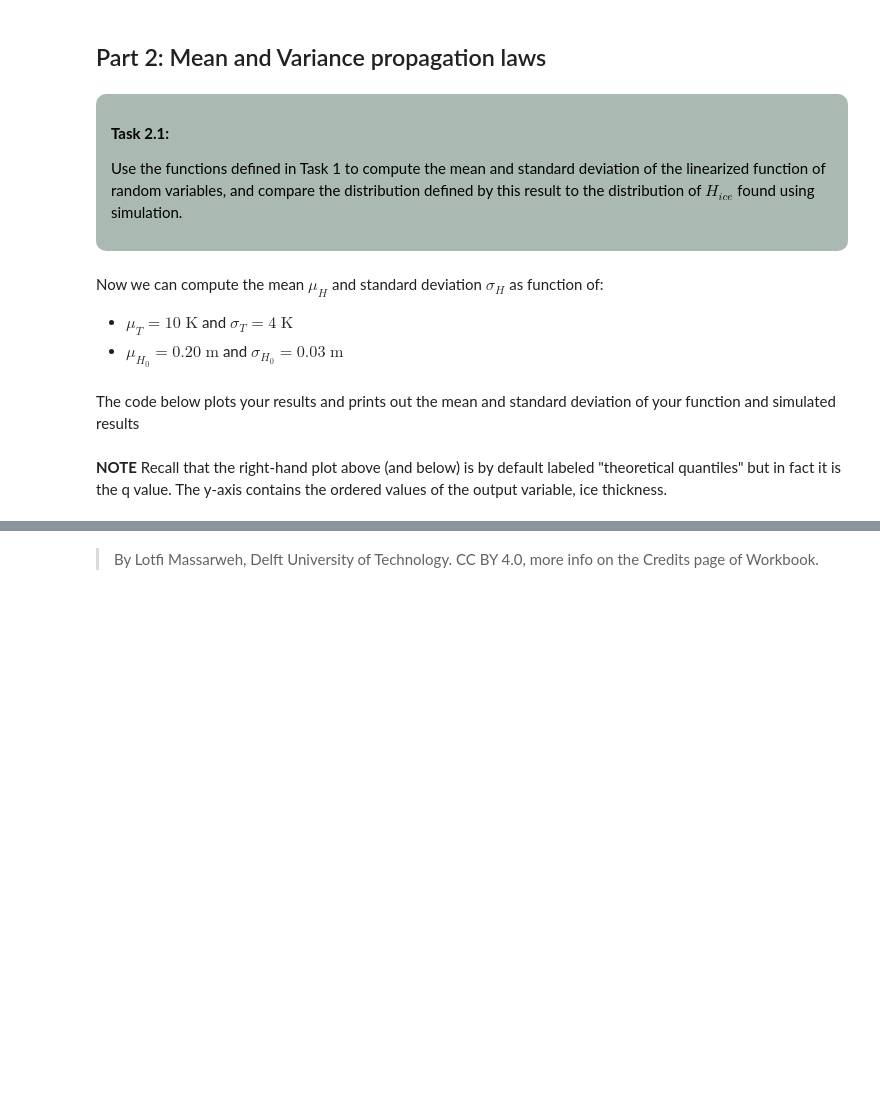
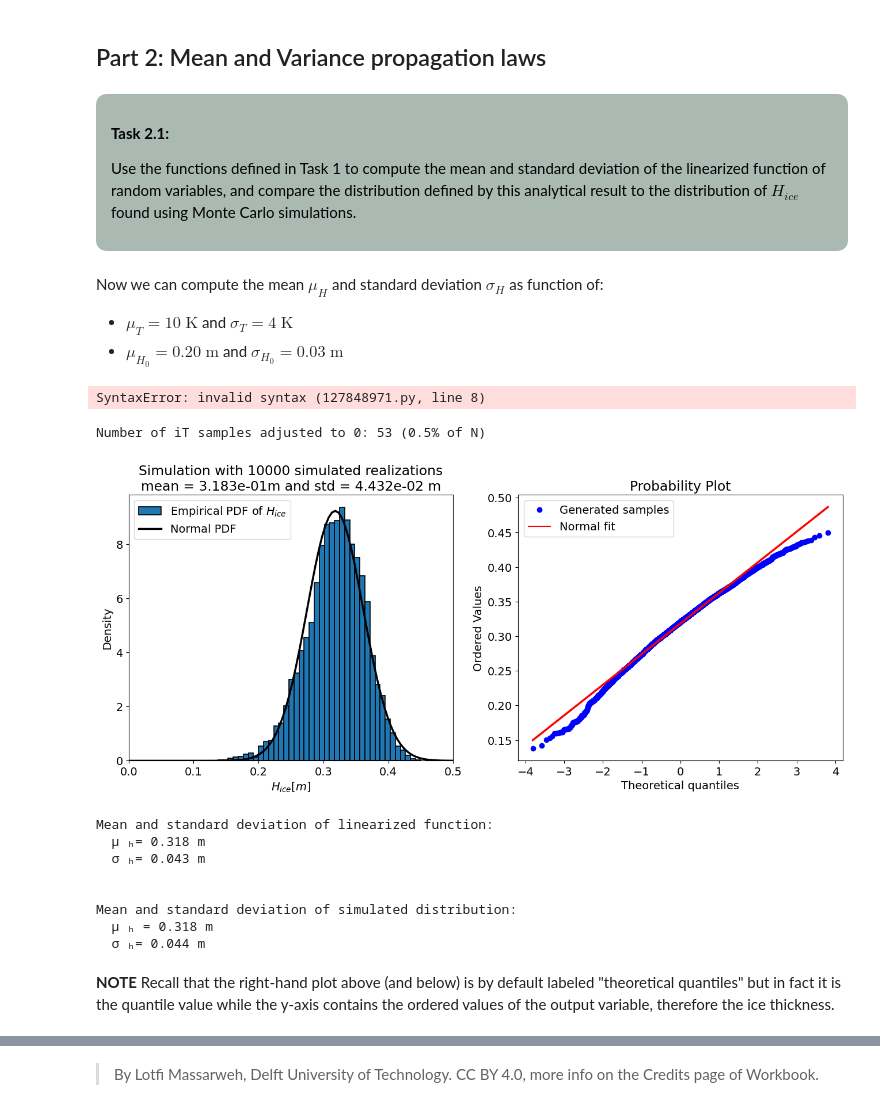
Before and after one commit to MUDE-2025/GA1.6, a Jupyter notebook: icey_dicey.ipynb, the cells around one changed output, grey strips where cells are left out. Drawn from its saved outputs; the diff is of its cells as text; code cells hidden in the pictures; blank space fills up the shorter version.

```diff
--- a/icey_dicey.ipynb
+++ b/icey_dicey.ipynb
@@ -128,7 +259,7 @@ def samples_plot(N, mu_H0, mu_iT, sigma_H0, sigma_iT):
 
 **Task 2.1:**
 
-Use the functions defined in Task 1 to compute the mean and standard deviation of the linearized function of random variables, and compare the distribution defined by this result to the distribution of $H_{ice}$ found using simulation.
+Use the functions defined in Task 1 to compute the mean and standard deviation of the linearized function of random variables, and compare the distribution defined by this analytical result to the distribution of $H_{ice}$ found using Monte Carlo simulations.
 
 </p>
 </div>
@@ -147,27 +270,75 @@ mu_H, sigma_H = ### YOUR CODE HERE ###
-# %% [markdown]
-The code below plots your results and prints out the mean and standard deviation of your function and simulated results
+# %%
+mu_iT = 10
+sigma_iT = 4
+mu_H0 = 0.20
+sigma_H0 = 0.03
+N = 10000
+
+# Propagated Mean-Variance via Taylor approximation
+mu_H, sigma_H = ### YOUR CODE HERE ###
+
+# Propagated Mean-Variance via MC simulations
+mu_H_simulated, sigma_H_simulated, _ = ### YOUR CODE HERE ###
+
+print('\n\nMean and standard deviation of linearized function:')
+print('  \N{GREEK SMALL LETTER MU}',
+        '\N{LATIN SUBSCRIPT SMALL LETTER H}=',
+      f'{mu_H:.3f}', 'm')
+print('  \N{GREEK SMALL LETTER SIGMA}',
+        '\N{LATIN SUBSCRIPT SMALL LETTER H}=',
+      f'{sigma_H:.3f}', 'm')
+
+print('\n\nMean and standard deviation of simulated distribution:')
+print('  \N{GREEK SMALL LETTER MU}',
+        '\N{LATIN SUBSCRIPT SMALL LETTER H} =',
+      f'{mu_H_simulated:.3f}', 'm')
+print('  \N{GREEK SMALL LETTER SIGMA}',
+        '\N{LATIN SUBSCRIPT SMALL LETTER H}=',
+      f'{sigma_H_simulated:.3f}', 'm')
+print('\n')
+# %% [output]
+SyntaxError: invalid syntax (127848971.py, line 8)
 # %%
-print('Comparison of propagated and simulated distributions:\n')
+mu_iT = 10
+sigma_iT = 4
+mu_H0 = 0.20
+sigma_H0 = 0.03
+N = 10000
 
+# Propagated Mean-Variance via Taylor approximation
+mu_H, sigma_H = H_taylor(mu_H0, mu_iT, sigma_H0, sigma_iT)
+
+# Propagated Mean-Variance via MC simulations
 mu_H_simulated, sigma_H_simulated, _ = samples_plot(N,
                                                     mu_H0, mu_iT,
                                                     sigma_H0, sigma_iT)
 
 print('\n\nMean and standard deviation of linearized function:')
 print('  \N{GREEK SMALL LETTER MU}',
         '\N{LATIN SUBSCRIPT SMALL LETTER H}=',
       f'{mu_H:.3f}', 'm')
 print('  \N{GREEK SMALL LETTER SIGMA}',
         '\N{LATIN SUBSCRIPT SMALL LETTER H}=',
       f'{sigma_H:.3f}', 'm')
 
 print('\n\nMean and standard deviation of simulated distribution:')
 print('  \N{GREEK SMALL LETTER MU}',
         '\N{LATIN SUBSCRIPT SMALL LETTER H} =',
       f'{mu_H_simulated:.3f}', 'm')
 print('  \N{GREEK SMALL LETTER SIGMA}',
         '\N{LATIN SUBSCRIPT SMALL LETTER H}=',
       f'{sigma_H_simulated:.3f}', 'm')
 print('\n')
+# %% [output]
+Number of iT samples adjusted to 0: 53 (0.5% of N)
+[figure, added]
+Mean and standard deviation of linearized function:
+  μ ₕ= 0.318 m
+  σ ₕ= 0.043 m
+
+
+Mean and standard deviation of simulated distribution:
+  μ ₕ = 0.318 m
+  σ ₕ= 0.044 m
 # %% [markdown]
-**NOTE** Recall that the right-hand plot above (and below) is by default labeled "theoretical quantiles" but in fact it is the q value. The y-axis contains the ordered values of the output variable, ice thickness.
+**NOTE** Recall that the right-hand plot above (and below) is by default labeled "theoretical quantiles" but in fact it is the quantile value while the y-axis contains the ordered values of the output variable, therefore the ice thickness.
```
Also changed, not shown: parts of 22 cells of this notebook.
